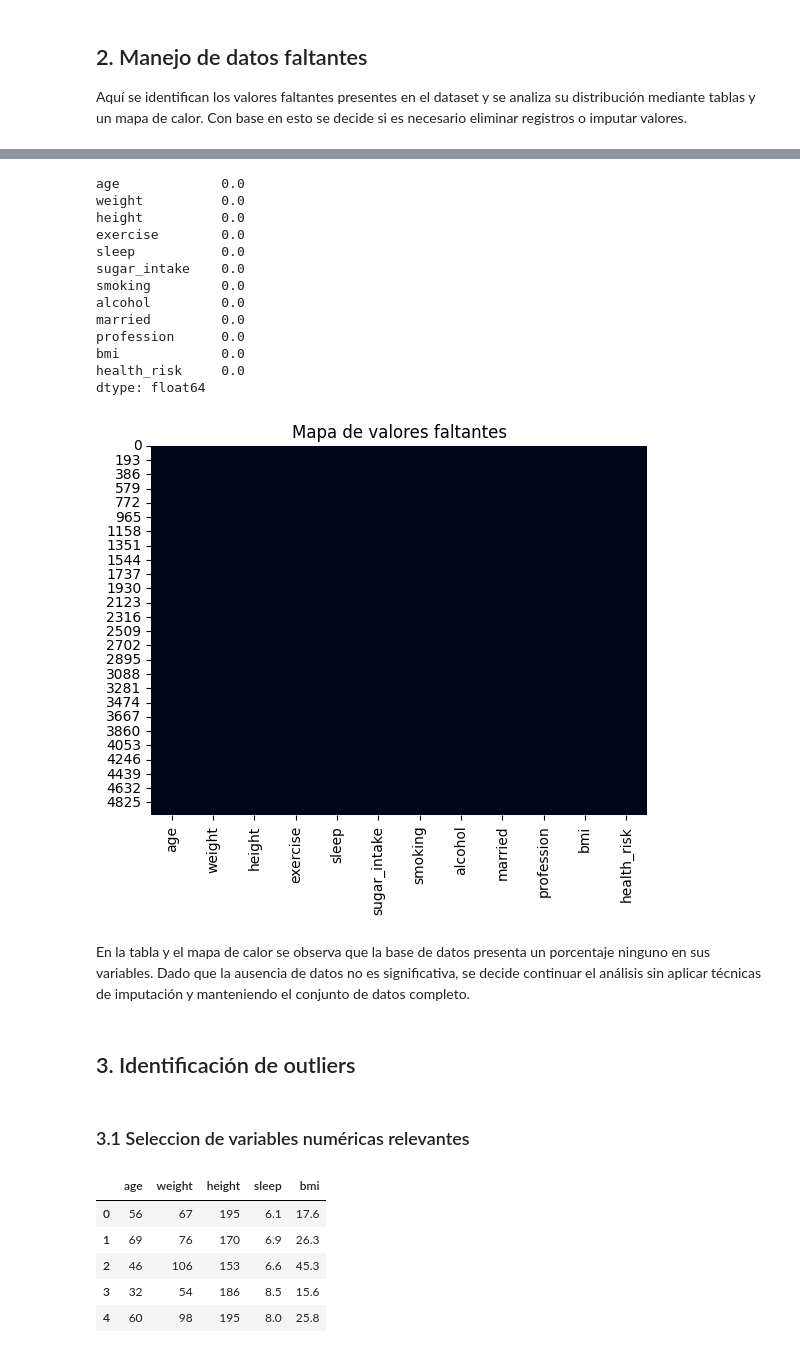
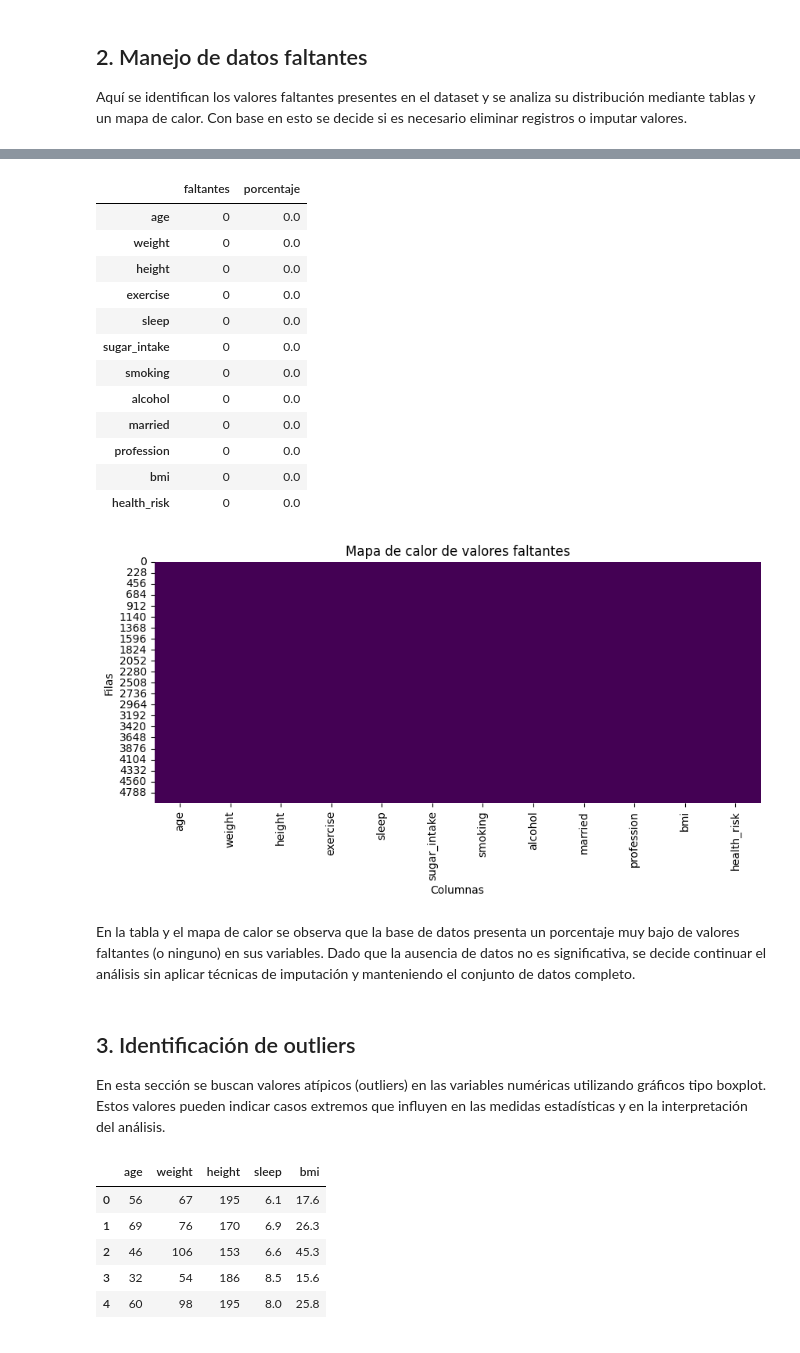
Before and after one commit to DiegoPineda08/PROYECTO-SALUD, a Jupyter notebook: notebooks/Proyecto_Salud.ipynb, the cells around one changed output, grey strips where cells are left out. Cells and saved outputs as stored; diff of their text form; code cells hidden in the pictures.

Commit message:
avance de creacion de variables y tratamiento de duplicados e inconsistencias

```diff
--- a/notebooks/Proyecto_Salud.ipynb
+++ b/notebooks/Proyecto_Salud.ipynb
@@ -118,35 +97,46 @@ dtype: int64
 # %%
-# Porcentaje
-(df.isnull().sum() / len(df)) * 100
+# 2.1 Conteo y porcentaje de valores faltantes por columna
+faltantes_abs = df.isna().sum()
+faltantes_pct = (df.isna().mean() * 100).round(2)
+
+pd.DataFrame({
+    "faltantes": faltantes_abs,
+    "porcentaje": faltantes_pct
+})
 # %% [output]
-age             0.0
-weight          0.0
-height          0.0
-exercise        0.0
-sleep           0.0
-sugar_intake    0.0
-smoking         0.0
-alcohol         0.0
-married         0.0
-profession      0.0
-bmi             0.0
-health_risk     0.0
-dtype: float64
+|  | faltantes | porcentaje |
+| age | 0 | 0.0 |
+| weight | 0 | 0.0 |
+| height | 0 | 0.0 |
+| exercise | 0 | 0.0 |
+| sleep | 0 | 0.0 |
+| sugar_intake | 0 | 0.0 |
+| smoking | 0 | 0.0 |
+| alcohol | 0 | 0.0 |
+| married | 0 | 0.0 |
+| profession | 0 | 0.0 |
+| bmi | 0 | 0.0 |
+| health_risk | 0 | 0.0 |
 # %%
-# Mapa de Calor
-sns.heatmap(df.isnull(), cbar=False)
-plt.title("Mapa de valores faltantes")
+# 2.2 Mapa de calor de valores faltantes
+plt.figure(figsize=(10, 4))
+sns.heatmap(df.isna(), cbar=False, cmap="viridis")
+plt.title("Mapa de calor de valores faltantes")
+plt.xlabel("Columnas")
+plt.ylabel("Filas")
 plt.show()
 # %% [output]
-[figure, old version]
+[figure, new version]
 # %% [markdown]
 En la tabla y el mapa de calor se observa que la base de datos presenta un
-porcentaje ninguno en sus variables.
+porcentaje muy bajo de valores faltantes (o ninguno) en sus variables.
 Dado que la ausencia de datos no es significativa, se decide continuar el
 análisis sin aplicar técnicas de imputación y manteniendo el conjunto de
 datos completo.
 # %% [markdown]
 ## 3. Identificación de outliers
+
+En esta sección se buscan valores atípicos (outliers) en las variables numéricas
+utilizando gráficos tipo boxplot. Estos valores pueden indicar casos extremos
+que influyen en las medidas estadísticas y en la interpretación del análisis.
-# %% [markdown]
-### 3.1 Seleccion de variables numéricas relevantes
 # %%
```
Also changed, not shown: parts of 21 cells of this notebook.
